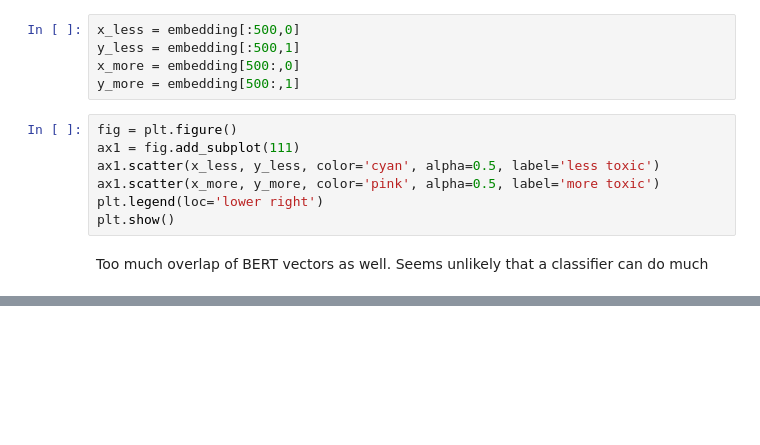
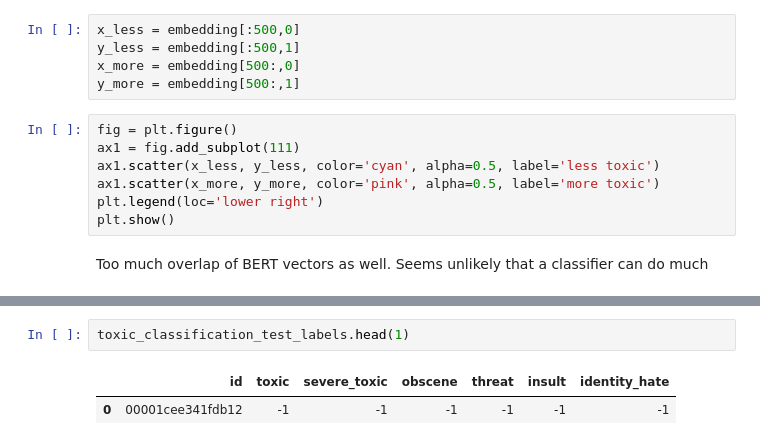
Before and after one commit to arunava-de/Deep-Learning, a Jupyter notebook: Toxicity Scoring.ipynb, the cells around one changed output, grey strips where cells are left out. Saved outputs shown, nothing was run; the diff lists cells and outputs as text; blank space fills up the shorter version.

```diff
--- a/Toxicity Scoring.ipynb
+++ b/Toxicity Scoring.ipynb
@@ -181,0 +204,5 @@ Too much overlap of BERT vectors as well. Seems unlikely that a classifier can d
+# %%
+toxic_classification_test_labels.head(1)
+# %% [output]
+|  | id | toxic | severe_toxic | obscene | threat | insult | identity_hate |
+| 0 | 00001cee341fdb12 | -1 | -1 | -1 | -1 | -1 | -1 |
```
Also changed, not shown: parts of 18 cells of this notebook.
